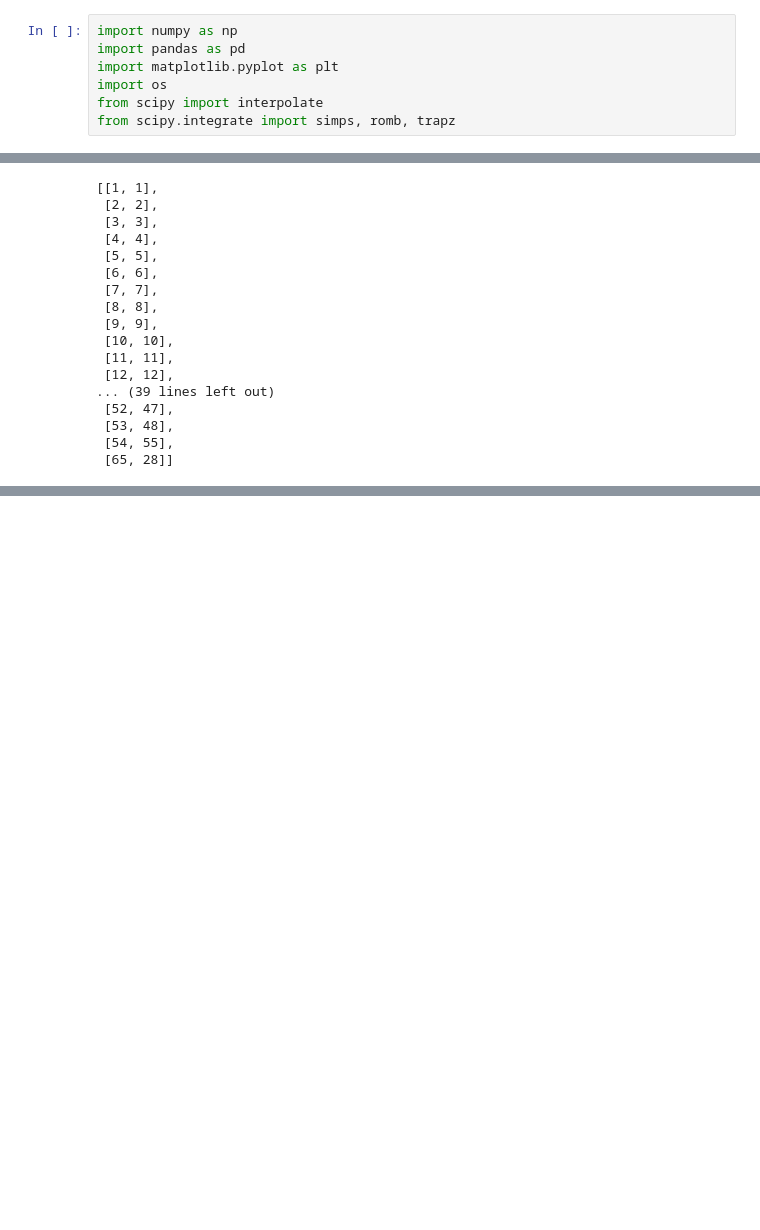
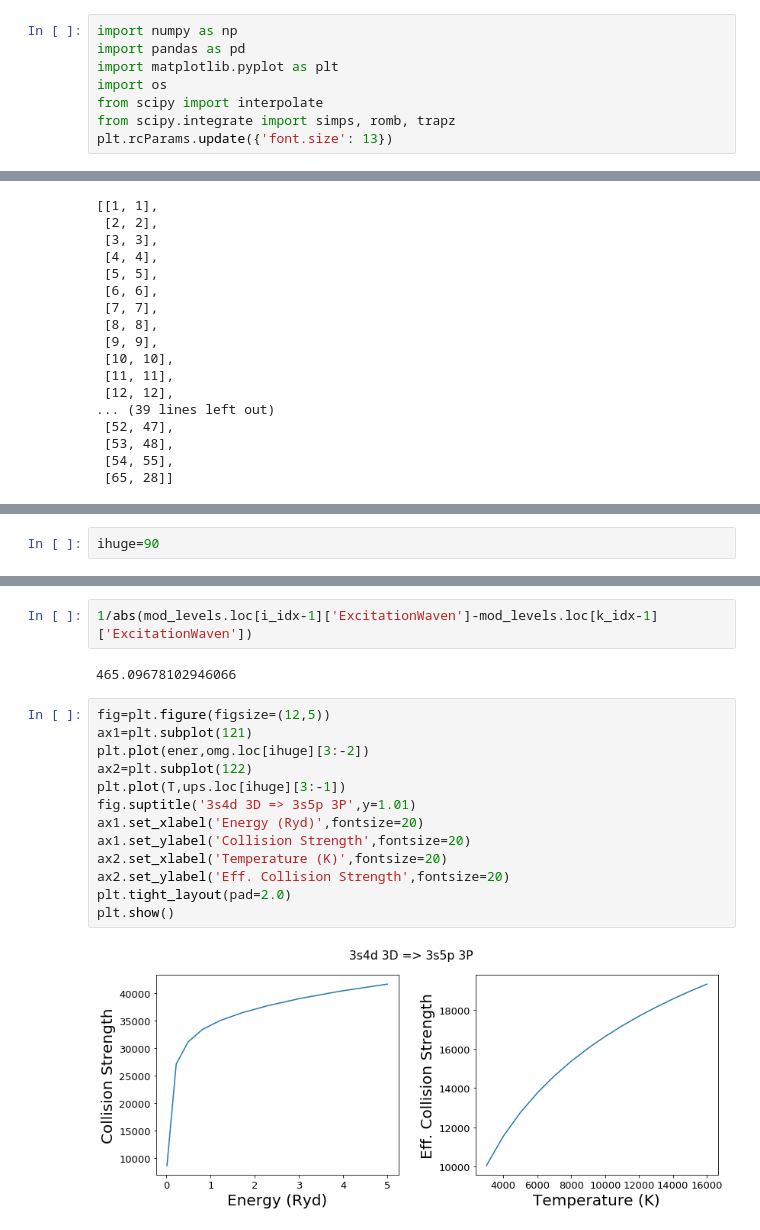
Before and after one commit to ale-mendez/mg_xtra, a Jupyter notebook: compute_om2ups.ipynb, the cells around one changed output, grey strips where cells are left out. Cells and saved outputs as stored; diff of their text form; blank space fills up the shorter version.

```diff
--- a/compute_om2ups.ipynb
+++ b/compute_om2ups.ipynb
@@ -5,6 +5,7 @@ import matplotlib.pyplot as plt
 import os
 from scipy import interpolate
 from scipy.integrate import simps, romb, trapz
+plt.rcParams.update({'font.size': 13})
 # %%
 def findexp_replace(folder,filename):
     os.system("cp "+folder+filename+" tmp")
@@ -559,0 +569,2 @@ i or k not found
+# %%
+ihuge=90
@@ -559,0 +597,19 @@ i or k not found
+# %%
+1/abs(mod_levels.loc[i_idx-1]['ExcitationWaven']-mod_levels.loc[k_idx-1]['ExcitationWaven'])
+# %% [output]
+465.09678102946066
+# %%
+fig=plt.figure(figsize=(12,5))
+ax1=plt.subplot(121)
+plt.plot(ener,omg.loc[ihuge][3:-2])
+ax2=plt.subplot(122)
+plt.plot(T,ups.loc[ihuge][3:-1])
+fig.suptitle('3s4d 3D => 3s5p 3P',y=1.01)
+ax1.set_xlabel('Energy (Ryd)',fontsize=20)
+ax1.set_ylabel('Collision Strength',fontsize=20)
+ax2.set_xlabel('Temperature (K)',fontsize=20)
+ax2.set_ylabel('Eff. Collision Strength',fontsize=20)
+plt.tight_layout(pad=2.0)
+plt.show()
+# %% [output]
+[figure, added]
```
Also changed, not shown: parts of 23 cells of this notebook, 1 other file.
